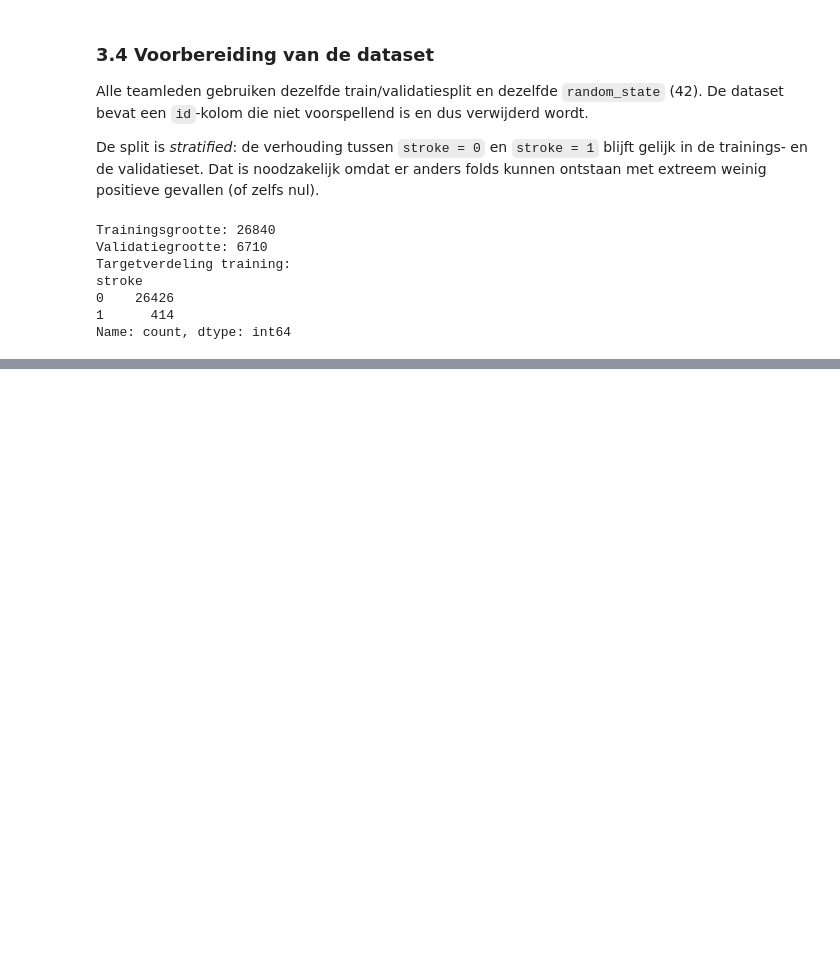
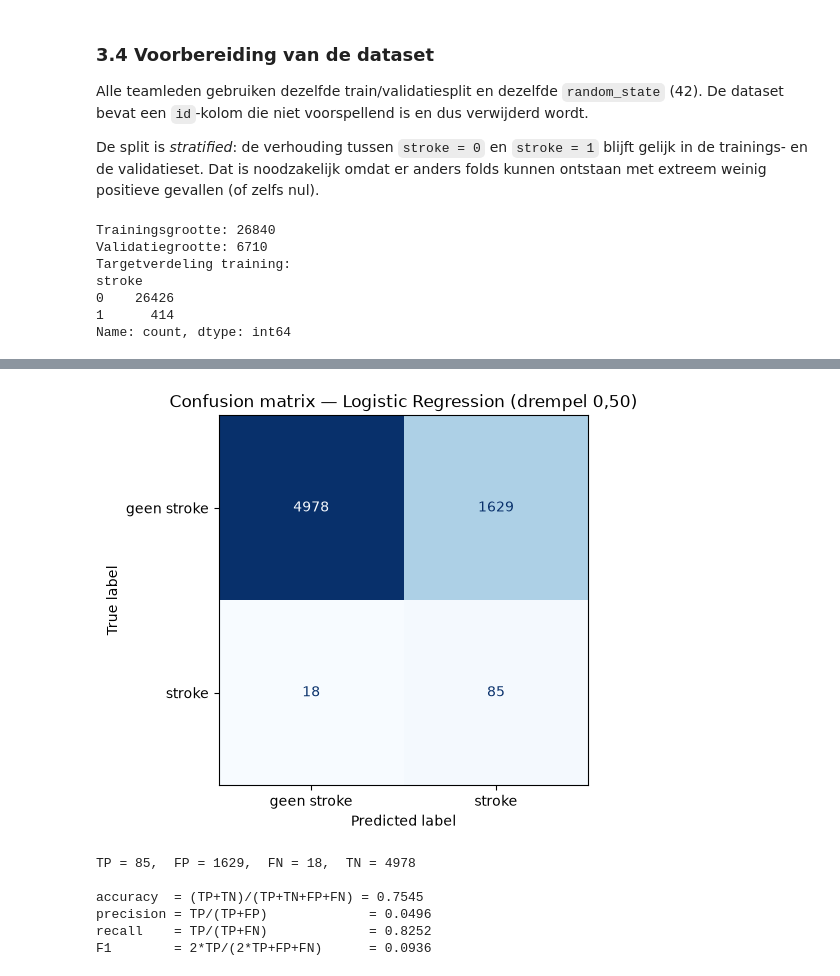
Before and after one commit to Artheriax/Machine-learning-3, a Jupyter notebook: Merged/Main.ipynb, the cells around one changed output, grey strips where cells are left out. Saved outputs shown, nothing was run; the diff lists cells and outputs as text; code cells hidden in the pictures; blank space fills up the shorter version.

Commit message:
Merge
Merge, submissions, kleine veranderingen, hyper parameter tuning, markdown verbeteringen (leesbaarheid en spelling) en hele gemergde notebook gerunned

```diff
--- a/Merged/Main.ipynb
+++ b/Merged/Main.ipynb
@@ -479,6 +445,10 @@ ontstaan met extreem weinig positieve gevallen (of zelfs nul).
 def load_stroke_data(train_path: str, test_path: str) -> tuple:
     """
     Laadt de stroke datasets en verwijdert irrelevante kolommen.
+
+    Dit is de gedeelde laadfunctie voor het hele team: overal dezelfde
+    conversie van booleans naar 0/1 en dezelfde kolomkeuzes, zodat alle
+    modellen op exact dezelfde invoer trainen.
 
     Parameters
     ----------
@@ -492,17 +462,8 @@ def load_stroke_data(train_path: str, test_path: str) -> tuple:
     tuple
         X_train, y_train, X_test, ids_test
     """
-    train_df = pd.read_csv(train_path)
-    test_df = pd.read_csv(test_path)
-
-    # Zet de dummyvariabelen om van bool naar 0/1, net als in DataLoader.
-    # Zonder deze stap blijven de dummykolommen dtype bool houden, wat
-    # problemen geeft in SimpleImputer/StandardScaler.
-    bool_kolommen = train_df.select_dtypes(include=['bool']).columns
-    for kolom in bool_kolommen:
-        train_df[kolom] = train_df[kolom].astype(int)
-        if kolom in test_df.columns:
-            test_df[kolom] = test_df[kolom].astype(int)
+    train_df = converteer_bool_kolommen(pd.read_csv(train_path))
+    test_df = converteer_bool_kolommen(pd.read_csv(test_path))
 
     # Verwijder de niet-voorspellende id-kolom; `stroke` is de doelvariabele en
     # hoort niet in X_train. De test-ids worden bewaard voor de submission.
@@ -545,0 +538,35 @@ Name: count, dtype: int64
+# %%
+# Uitkomsten van een zelfgekozen algoritme (Logistic Regression) op de
+# onafhankelijke validatieset, met de standaarddrempel 0,50. In de
+# modeltraining (sectie 5) tunen we de drempel weg van 0,50; deze demo
+# gebruikt bewust de standaarddrempel zodat de confusion matrix goed leesbaar is.
+demo_model = maak_pipeline(
+    LogisticRegression(solver='saga', max_iter=5000,
+                       class_weight='balanced', random_state=RANDOM_STATE),
+    use_smote=False,
+)
+demo_model.fit(X_tr, y_tr)
+demo_pred = (demo_model.predict_proba(X_val)[:, 1] >= 0.5).astype(int)
+
+# Confusion matrix: TP, FP, FN en TN in één oogopslag.
+ConfusionMatrixDisplay.from_predictions(
+    y_val, demo_pred, display_labels=['geen stroke', 'stroke'],
+    cmap='Blues', colorbar=False)
+plt.title('Confusion matrix — Logistic Regression (drempel 0,50)')
+plt.show()
+
+# De metrics, doorgerekend met de getallen uit de confusion matrix.
+tn, fp, fn, tp = confusion_matrix(y_val, demo_pred).ravel()
+print(f"TP = {tp},  FP = {fp},  FN = {fn},  TN = {tn}\n")
+print(f"accuracy  = (TP+TN)/(TP+TN+FP+FN) = {(tp + tn) / (tp + tn + fp + fn):.4f}")
+print(f"precision = TP/(TP+FP)             = {tp / (tp + fp):.4f}")
+print(f"recall    = TP/(TP+FN)             = {tp / (tp + fn):.4f}")
+print(f"F1        = 2*TP/(2*TP+FP+FN)      = {2 * tp / (2 * tp + fp + fn):.4f}")
+# %% [output]
+[figure, added]
+TP = 85,  FP = 1629,  FN = 18,  TN = 4978
+
+accuracy  = (TP+TN)/(TP+TN+FP+FN) = 0.7545
+precision = TP/(TP+FP)             = 0.0496
+recall    = TP/(TP+FN)             = 0.8252
+F1        = 2*TP/(2*TP+FP+FN)      = 0.0936
```
Also changed, not shown: parts of 46 cells of this notebook, 9 other files.
